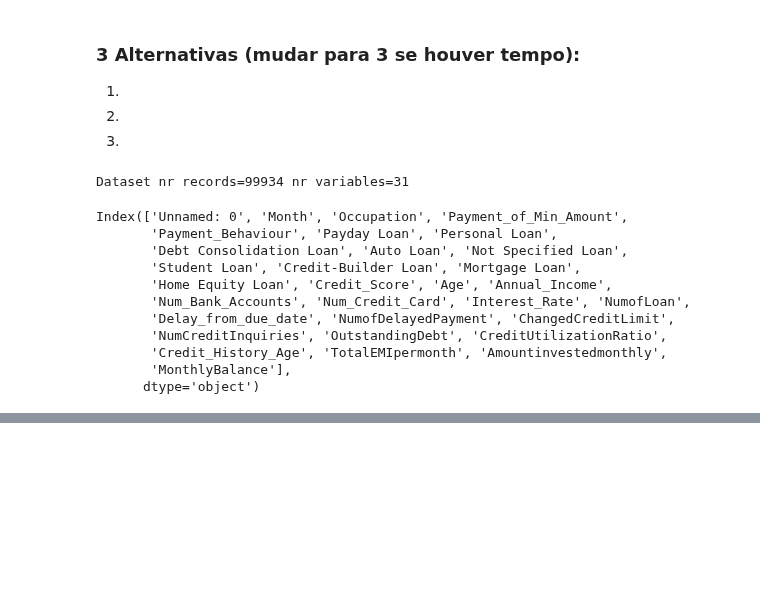
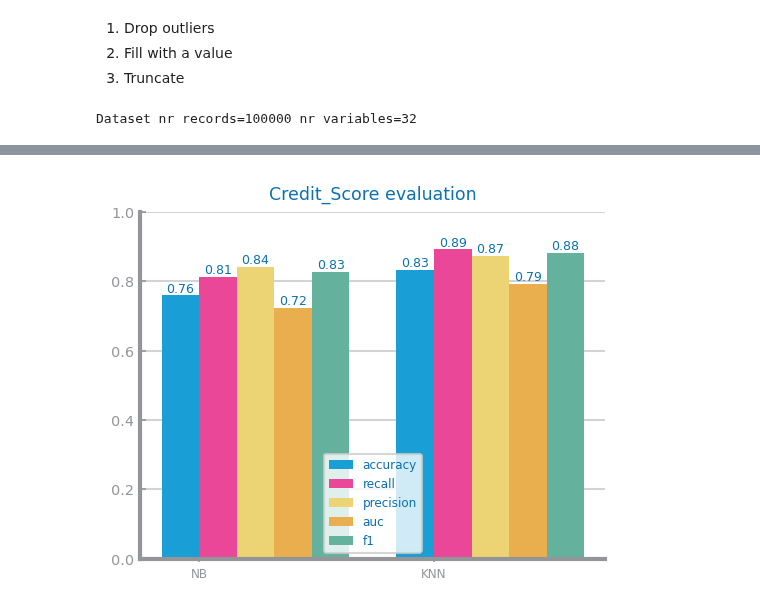
Before and after one commit to franciscoAbreuTecnico/Data-Science-IST, a Jupyter notebook: dataset_services/data_outliers_treatment.ipynb, the cells around one changed output, grey strips where cells are left out. Cells and saved outputs as stored; diff of their text form; code cells hidden in the pictures; blank space fills up the shorter version.

```diff
--- a/dataset_services/data_outliers_treatment.ipynb
+++ b/dataset_services/data_outliers_treatment.ipynb
@@ -5,27 +3,59 @@
-# %% [markdown]
-### 3 Alternativas (mudar para 3 se houver tempo):
-1.
-
-2.
-
-3.
+# %% [markdown]
+1. Drop outliers
+2. Fill with a value
+3. Truncate
 # %%
 import pandas as pd
+from matplotlib.pyplot import figure, show
+from sklearn.impute import SimpleImputer
+import dslabs_functions as dslabs
+from sklearn.model_selection import train_test_split
+from matplotlib.pyplot import savefig
+from sklearn.impute import KNNImputer
 
-filename = 'data_preparation_csvs/mv_imputation_csvs/data_mv_alt1.csv'
-data_mv_imputation: pd.DataFrame = pd.read_csv(filename, sep=',', decimal='.', na_values='')
-print(f"Dataset nr records={data_mv_imputation.shape[0]}", f"nr variables={data_mv_imputation.shape[1]}")
-data_mv_imputation.columns
+filename = '../data_preparation_csvs/mv_imputation_csvs/data_mv_alt2.csv'
+data_encoded: pd.DataFrame = pd.read_csv(filename, sep=',', decimal='.', na_values='')
+print(f"Dataset nr records={data_encoded.shape[0]}", f"nr variables={data_encoded.shape[1]}")
+outlier_vars = ["Age", "Annual_Income", "Monthly_Inhand_Salary", "Num_Bank_Accounts", "Num_Credit_Card", "Interest_Rate", "NumofLoan", "Delay_from_due_date", "NumofDelayedPayment", "ChangedCreditLimit", "NumCreditInquiries", "OutstandingDebt", "CreditUtilizationRatio", "Credit_History_Age", "TotalEMIpermonth", "Amountinvestedmonthly", "MonthlyBalance"]
 # %% [output]
-Dataset nr records=99934 nr variables=31
+Dataset nr records=100000 nr variables=32
-Index(['Unnamed: 0', 'Month', 'Occupation', 'Payment_of_Min_Amount',
-       'Payment_Behaviour', 'Payday Loan', 'Personal Loan',
-       'Debt Consolidation Loan', 'Auto Loan', 'Not Specified Loan',
-       'Student Loan', 'Credit-Builder Loan', 'Mortgage Loan',
-       'Home Equity Loan', 'Credit_Score', 'Age', 'Annual_Income',
-       'Num_Bank_Accounts', 'Num_Credit_Card', 'Interest_Rate', 'NumofLoan',
-       'Delay_from_due_date', 'NumofDelayedPayment', 'ChangedCreditLimit',
-       'NumCreditInquiries', 'OutstandingDebt', 'CreditUtilizationRatio',
-       'Credit_History_Age', 'TotalEMIpermonth', 'Amountinvestedmonthly',
-       'MonthlyBalance'],
-      dtype='object')
+# %%
+# Save to file
+def save(df, name):
+    df.to_csv(f'../data_preparation_csvs/outliers_treatment_csvs/outliers_{name}_data.csv', index=False)
+
+    ## Separate into Train and Test and save in different files
+    train_data, test_data = train_test_split(df, test_size=0.2, random_state=42)
+
+    ## Save the training and testing sets to CSV files
+    train_data.to_csv(f'../data_preparation_csvs/outliers_treatment_csvs/train_data_mv_{name}.csv', index=False)
+    test_data.to_csv(f'../data_preparation_csvs/outliers_treatment_csvs/test_data_mv_{name}.csv', index=False)
+
+    ## Evaluate Approach
+    file_tag = "Credit_Score"
+    target = "Credit_Score"
+
+    figure()
+    eval: dict[str, list] = dslabs.evaluate_approach(train_data, test_data, target=target, metric="recall")
+    dslabs.plot_multibar_chart(
+        ["NB", "KNN"], eval, title=f"{file_tag} evaluation", percentage=True
+    )
+    savefig(f"../data_preparation_images/outliers_treatment_result/data_mv_{name}_eval.png")
+    show()
+# %%
+# Drop outliers
+
+n_std: int = dslabs.NR_STDEV
+df: pd.DataFrame = data_encoded.copy(deep=True)
+summary5: pd.DataFrame = data_encoded[outlier_vars].describe()
+for var in outlier_vars:
+    top_threshold, bottom_threshold = dslabs.determine_outlier_thresholds_for_var(
+        summary5[var],
+        std_based=True,
+        threshold=3
+    )
+    outliers: pd.Series = df[(df[var] > top_threshold) | (df[var] < bottom_threshold)]
+    df.drop(outliers.index, axis=0, inplace=True)
+
+save(df, "alt1")
+# %% [output]
@@ -31,0 +64 @@ Index(['Unnamed: 0', 'Month', 'Occupation', 'Payment_of_Min_Amount',
+[figure, added]
```
Also changed, not shown: parts of 5 cells of this notebook, 6 other files.
